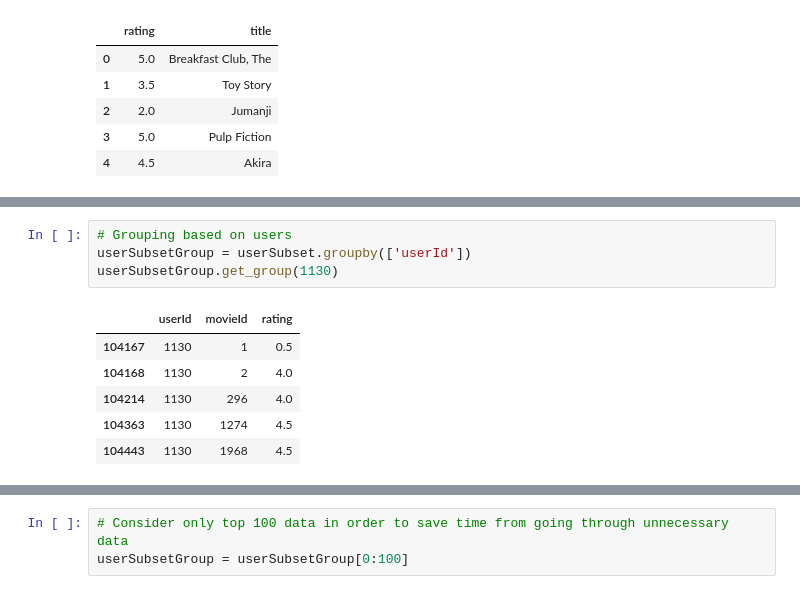
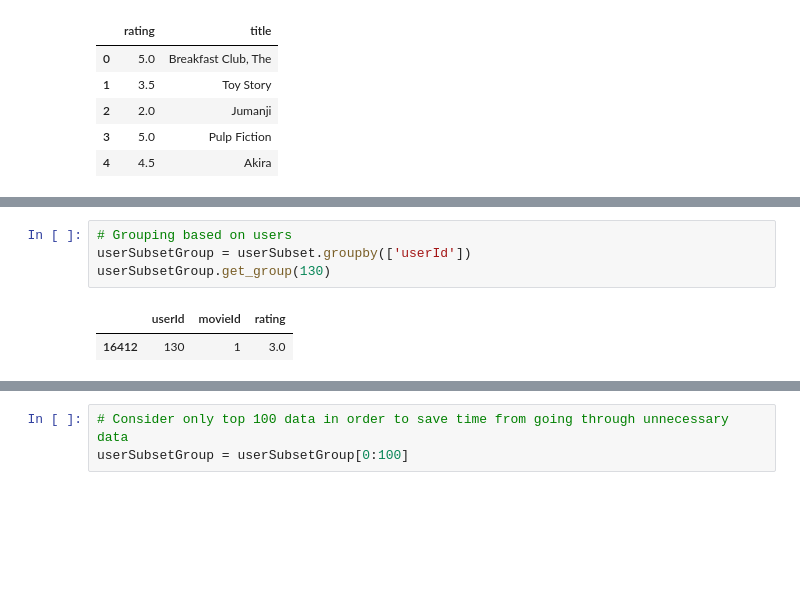
Before and after one commit to sohansputhran/Movie-Recommender, a Jupyter notebook: Collaborative-Filtering.ipynb, the cells around one changed output, grey strips where cells are left out. Drawn from its saved outputs; the diff is of its cells as text; blank space fills up the shorter version.

```diff
--- a/Collaborative-Filtering.ipynb
+++ b/Collaborative-Filtering.ipynb
@@ -130,14 +129,10 @@ userSubset.head()
 # %%
 # Grouping based on users
 userSubsetGroup = userSubset.groupby(['userId'])
-userSubsetGroup.get_group(1130)
+userSubsetGroup.get_group(130)
 # %% [output]
 |  | userId | movieId | rating |
-| 104167 | 1130 | 1 | 0.5 |
-| 104168 | 1130 | 2 | 4.0 |
-| 104214 | 1130 | 296 | 4.0 |
-| 104363 | 1130 | 1274 | 4.5 |
-| 104443 | 1130 | 1968 | 4.5 |
+| 16412 | 130 | 1 | 3.0 |
 # %%
 #Sorting it so users with movie most in common with the input will have priority
 userSubsetGroup = sorted(userSubsetGroup,  key=lambda x: len(x[1]), reverse=True)
```
Also changed, not shown: parts of 16 cells of this notebook, 1 other file.
